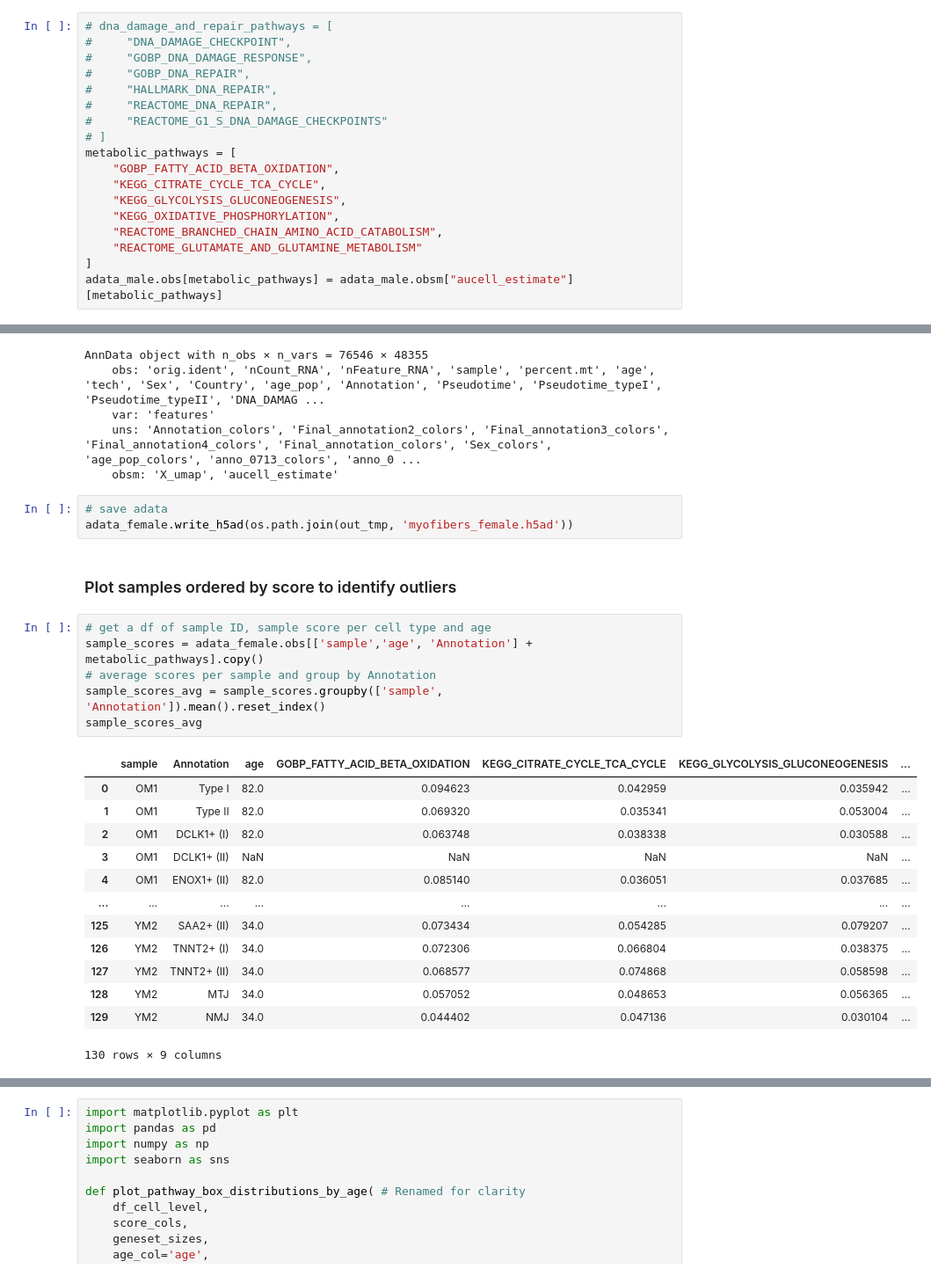
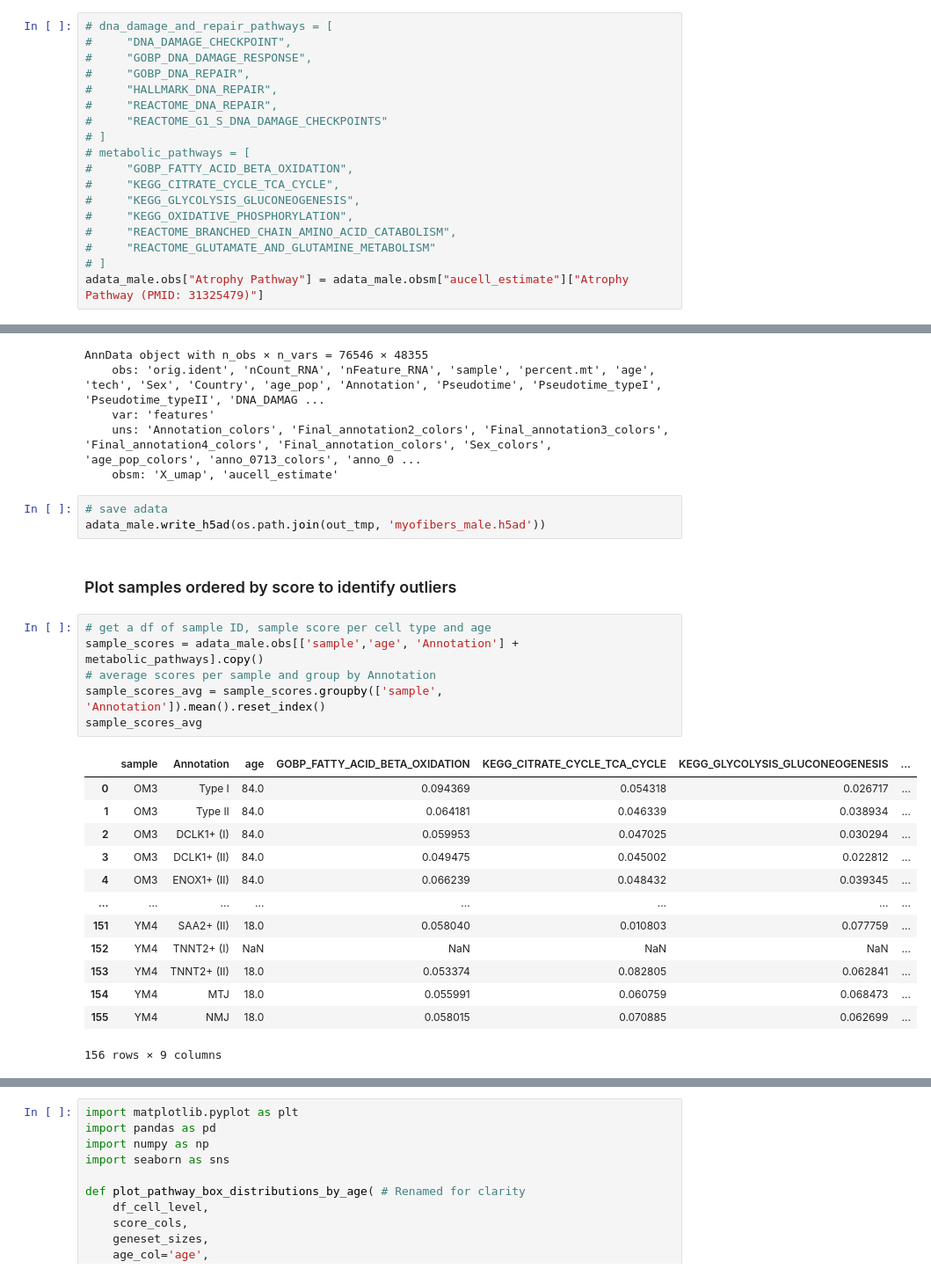
Before and after one commit to sachha-naksha/SKM_multimodal_analysis, a Jupyter notebook: py_scripts/gsea_analysis.ipynb, the cells around one changed output, grey strips where cells are left out. Shown at 88% size. Cells and saved outputs as stored; diff of their text form.

```diff
--- a/py_scripts/gsea_analysis.ipynb
+++ b/py_scripts/gsea_analysis.ipynb
@@ -125,15 +217,15 @@ Wall time: 5min 35s
 #     "REACTOME_DNA_REPAIR",
 #     "REACTOME_G1_S_DNA_DAMAGE_CHECKPOINTS"
 # ]
-metabolic_pathways = [
-    "GOBP_FATTY_ACID_BETA_OXIDATION",
-    "KEGG_CITRATE_CYCLE_TCA_CYCLE",
-    "KEGG_GLYCOLYSIS_GLUCONEOGENESIS",
-    "KEGG_OXIDATIVE_PHOSPHORYLATION",
-    "REACTOME_BRANCHED_CHAIN_AMINO_ACID_CATABOLISM",
-    "REACTOME_GLUTAMATE_AND_GLUTAMINE_METABOLISM"
-]
-adata_male.obs[metabolic_pathways] = adata_male.obsm["aucell_estimate"][metabolic_pathways]
+# metabolic_pathways = [
+#     "GOBP_FATTY_ACID_BETA_OXIDATION",
+#     "KEGG_CITRATE_CYCLE_TCA_CYCLE",
+#     "KEGG_GLYCOLYSIS_GLUCONEOGENESIS",
+#     "KEGG_OXIDATIVE_PHOSPHORYLATION",
+#     "REACTOME_BRANCHED_CHAIN_AMINO_ACID_CATABOLISM",
+#     "REACTOME_GLUTAMATE_AND_GLUTAMINE_METABOLISM"
+# ]
+adata_male.obs["Atrophy Pathway"] = adata_male.obsm["aucell_estimate"]["Atrophy Pathway (PMID: 31325479)"]
 # %% [markdown]
 ### Plot samples ordered by score to select outliers for bar-plot comparitive analysis between cohorts
 # %%
@@ -150,29 +242,29 @@ AnnData object with n_obs × n_vars = 76546 × 48355
     obsm: 'X_umap', 'aucell_estimate'
 # %%
 # save adata
-adata_female.write_h5ad(os.path.join(out_tmp, 'myofibers_female.h5ad'))
+adata_male.write_h5ad(os.path.join(out_tmp, 'myofibers_male.h5ad'))
 # %% [markdown]
 ### Plot samples ordered by score to identify outliers
 # %%
 # get a df of sample ID, sample score per cell type and age
-sample_scores = adata_female.obs[['sample','age', 'Annotation'] + metabolic_pathways].copy()
+sample_scores = adata_male.obs[['sample','age', 'Annotation'] + metabolic_pathways].copy()
 # average scores per sample and group by Annotation
 sample_scores_avg = sample_scores.groupby(['sample', 'Annotation']).mean().reset_index()
 sample_scores_avg
 # %% [output]
 |  | sample | Annotation | age | GOBP_FATTY_ACID_BETA_OXIDATION | KEGG_CITRATE_CYCLE_TCA_CYCLE | KEGG_GLYCOLYSIS_GLUCONEOGENESIS | ... |
-| 0 | OM1 | Type I | 82.0 | 0.094623 | 0.042959 | 0.035942 | ... |
-| 1 | OM1 | Type II | 82.0 | 0.069320 | 0.035341 | 0.053004 | ... |
-| 2 | OM1 | DCLK1+ (I) | 82.0 | 0.063748 | 0.038338 | 0.030588 | ... |
-| 3 | OM1 | DCLK1+ (II) | NaN | NaN | NaN | NaN | ... |
-| 4 | OM1 | ENOX1+ (II) | 82.0 | 0.085140 | 0.036051 | 0.037685 | ... |
+| 0 | OM3 | Type I | 84.0 | 0.094369 | 0.054318 | 0.026717 | ... |
+| 1 | OM3 | Type II | 84.0 | 0.064181 | 0.046339 | 0.038934 | ... |
+| 2 | OM3 | DCLK1+ (I) | 84.0 | 0.059953 | 0.047025 | 0.030294 | ... |
+| 3 | OM3 | DCLK1+ (II) | 84.0 | 0.049475 | 0.045002 | 0.022812 | ... |
+| 4 | OM3 | ENOX1+ (II) | 84.0 | 0.066239 | 0.048432 | 0.039345 | ... |
 | ... | ... | ... | ... | ... | ... | ... | ... |
-| 125 | YM2 | SAA2+ (II) | 34.0 | 0.073434 | 0.054285 | 0.079207 | ... |
-| 126 | YM2 | TNNT2+ (I) | 34.0 | 0.072306 | 0.066804 | 0.038375 | ... |
-| 127 | YM2 | TNNT2+ (II) | 34.0 | 0.068577 | 0.074868 | 0.058598 | ... |
-| 128 | YM2 | MTJ | 34.0 | 0.057052 | 0.048653 | 0.056365 | ... |
-| 129 | YM2 | NMJ | 34.0 | 0.044402 | 0.047136 | 0.030104 | ... |
+| 151 | YM4 | SAA2+ (II) | 18.0 | 0.058040 | 0.010803 | 0.077759 | ... |
+| 152 | YM4 | TNNT2+ (I) | NaN | NaN | NaN | NaN | ... |
+| 153 | YM4 | TNNT2+ (II) | 18.0 | 0.053374 | 0.082805 | 0.062841 | ... |
+| 154 | YM4 | MTJ | 18.0 | 0.055991 | 0.060759 | 0.068473 | ... |
+| 155 | YM4 | NMJ | 18.0 | 0.058015 | 0.070885 | 0.062699 | ... |
-130 rows × 9 columns
+156 rows × 9 columns
 # %%
 import matplotlib.pyplot as plt
 
```
Also changed, not shown: parts of 13 cells of this notebook.
